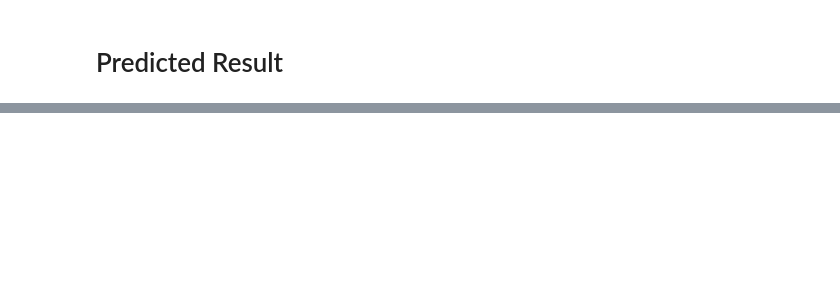
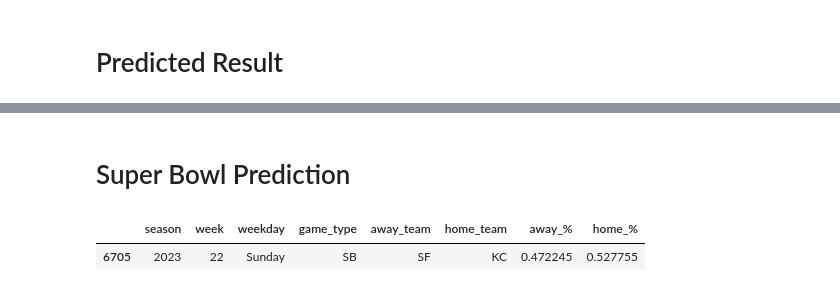
Before and after one commit to dokamp/NFL-Prediction, a Jupyter notebook: nfl_prediction.ipynb, the cells around one changed output, grey strips where cells are left out. Cells and saved outputs as stored; diff of their text form; code cells hidden in the pictures; blank space fills up the shorter version.

```diff
--- a/nfl_prediction.ipynb
+++ b/nfl_prediction.ipynb
@@ -1316,0 +1321,7 @@ df_2023_pred.tail()
+# %% [markdown]
+# Super Bowl Prediction
+# %%
+df_2023_pred.loc[[6705]]
+# %% [output]
+|  | season | week | weekday | game_type | away_team | home_team | away_% | home_% |
+| 6705 | 2023 | 22 | Sunday | SB | SF | KC | 0.472245 | 0.527755 |
```
Also changed, not shown: parts of 37 cells of this notebook, 5 other files.
